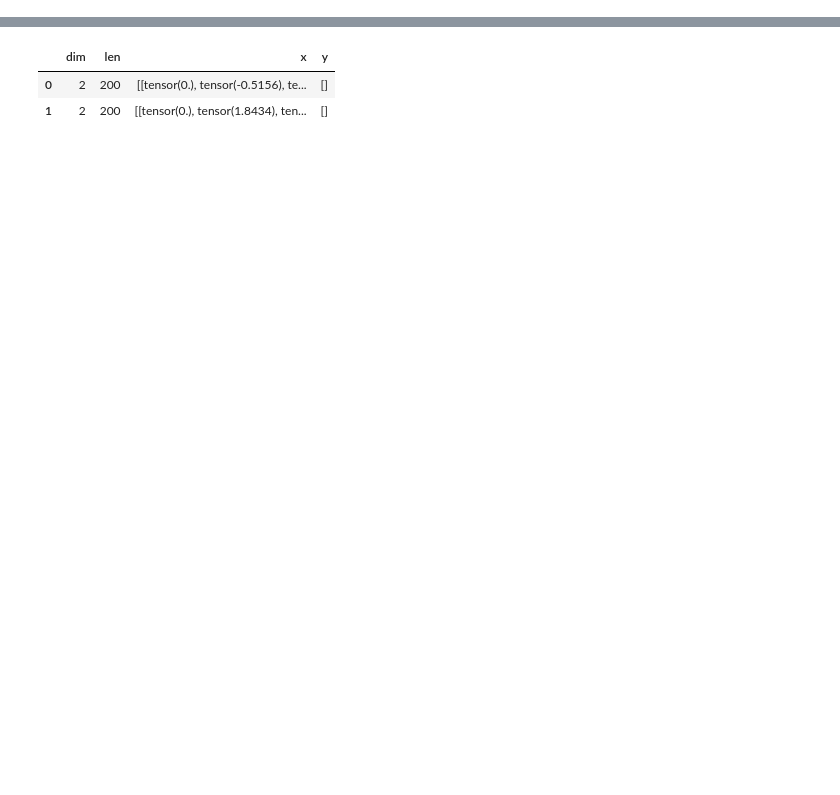
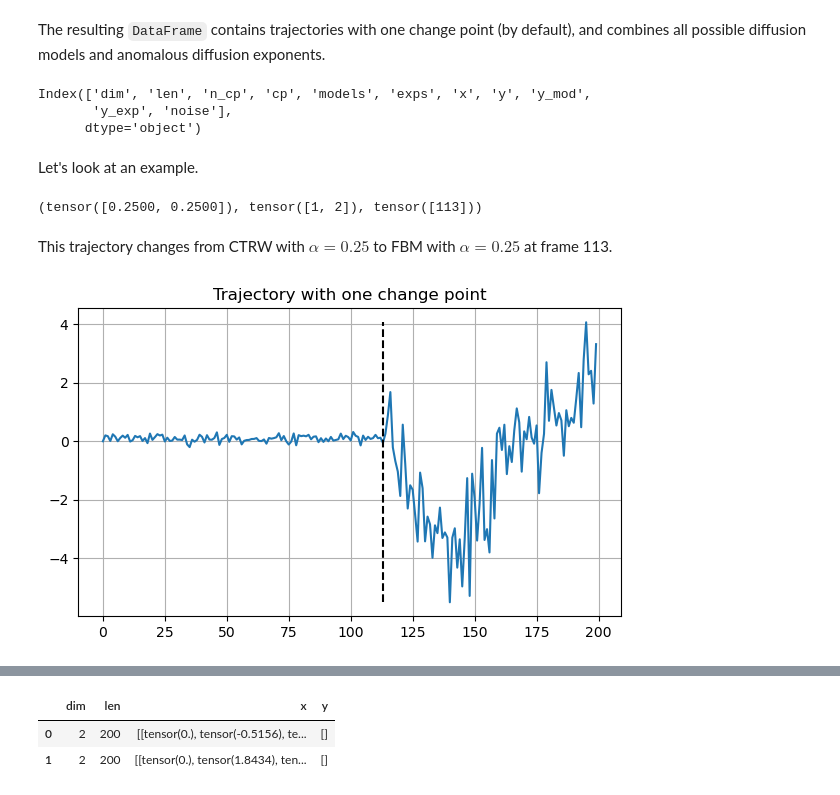
Before and after one commit to BorjaRequena/step, a Jupyter notebook: nbs/source/00_data.ipynb, the cells around one changed output, grey strips where cells are left out. Drawn from its saved outputs; the diff is of its cells as text; code cells hidden in the pictures; blank space fills up the shorter version.

```diff
--- a/nbs/source/00_data.ipynb
+++ b/nbs/source/00_data.ipynb
@@ -305,0 +279,30 @@ df.to_csv(DATA_PATH/'bm_trajectories_1D_200t.csv')
+# %%
+#| export
+@delegates(combine_trajectories)
+def create_andi_segmentation_dataset(
+    n_traj:int,                     # Number of trajectories
+    max_t:int=200,                  # Maximum trajectory length
+    dim:int=1,                      # Trajectory dimension
+    n_change_points:int=1,          # Number of changepoints in the trajectories
+    models:list=[0, 1, 2, 3, 4],    # Diffusion models to consider
+    exponents:np.ndarray|None=None, # Anomalous exponents to consider. Defaults to full range
+    noise:list=[0.1, 0.5, 1.],      # Noise standard deviation
+    path:Path|str|None=None,        # Path to save the data
+    save:bool=True,                 # Save or not the data
+    **kwargs
+    )->pd.DataFrame:
+    "Creates a dataset for trajectory segmentation of anomalous diffusion."
+    n_ds = n_change_points+1
+    if exponents is None: exponents = np.arange(0.05, 2.01, 0.05)
+    datasets = [create_andi_trajectories(n_traj, max_t, dim, exponents, models, None)
+                for _ in range(n_ds)]
+    trajectories, labels, change_points = combine_trajectories(datasets, dim, **kwargs)
+    trajectories, noise_amplitudes = add_localization_noise(trajectories, noise)
+    seg_dataset = trajs2df(trajectories, labels, change_points, dim, noise_amplitudes)
+    save_path = DATA_PATH/_get_segds_fname(n_change_points, max_t, dim) if path is None else path
+    if save: seg_dataset.to_pickle(save_path)
+    return seg_dataset
+
+def _get_segds_fname(n_change_points, max_t, dim):
+    "Returns standardized file name for segmentation dataset."
+    return f"segds_{n_change_points}changes_T{max_t}_dim{dim}.pkl"
@@ -305,0 +318,28 @@ df.to_csv(DATA_PATH/'bm_trajectories_1D_200t.csv')
+# %% [markdown]
+The resulting `DataFrame` contains trajectories with one change point (by default), and combines all possible diffusion models and anomalous diffusion exponents.
+# %%
+df.columns
+# %% [output]
+Index(['dim', 'len', 'n_cp', 'cp', 'models', 'exps', 'x', 'y', 'y_mod',
+       'y_exp', 'noise'],
+      dtype='object')
+# %% [markdown]
+Let's look at an example.
+# %%
+x0 = df.loc[0]
+x0.exps, x0.models, x0.cp
+# %% [output]
+(tensor([0.2500, 0.2500]), tensor([1, 2]), tensor([113]))
+# %% [markdown]
+This trajectory changes from CTRW with $\alpha=0.25$ to FBM with $\alpha=0.25$ at frame 113.
+# %%
+#| code-fold: true
+plt.figure(figsize=(7,4))
+plt.plot(x0.x[0])
+plt.vlines(x0.cp.item(), min(x0.x[0]), max(x0.x[0]), linestyles='dashed', colors='k')
+plt.grid()
+plt.title("Trajectory with one change point")
+plt.xlabel("Time step")
+plt.ylabel("Position");
+# %% [output]
+[figure, added]
```
Also changed, not shown: parts of 92 cells of this notebook, 10 other files.
